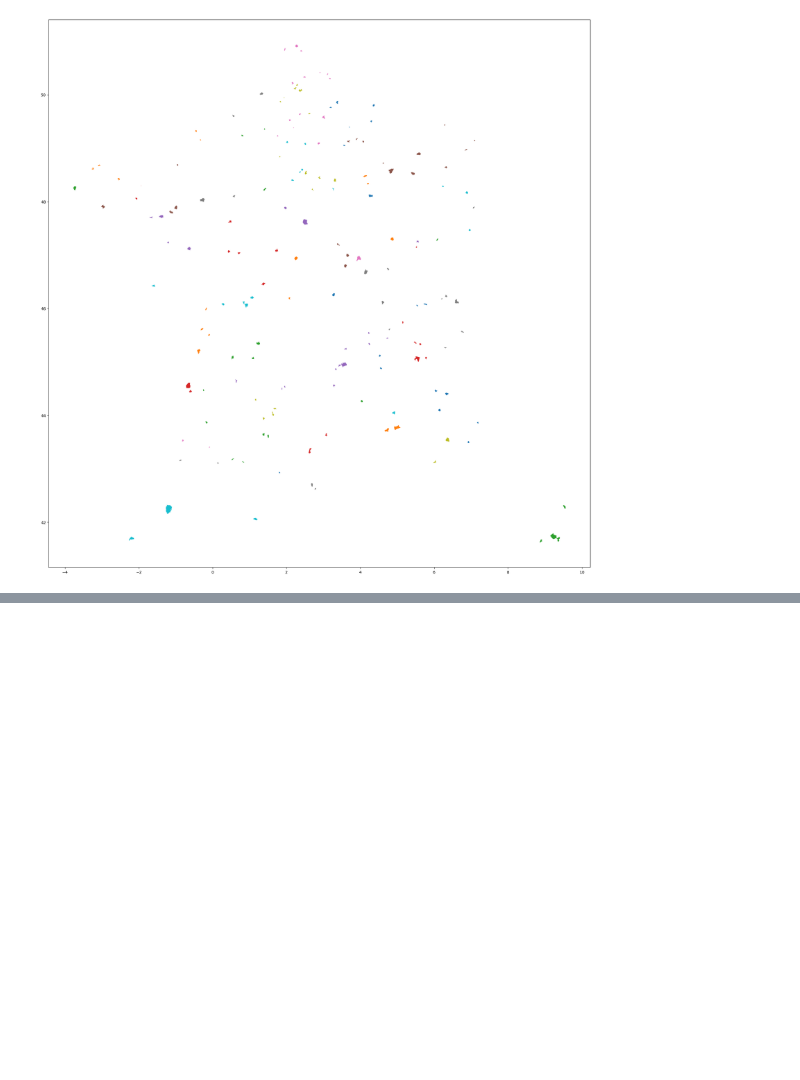
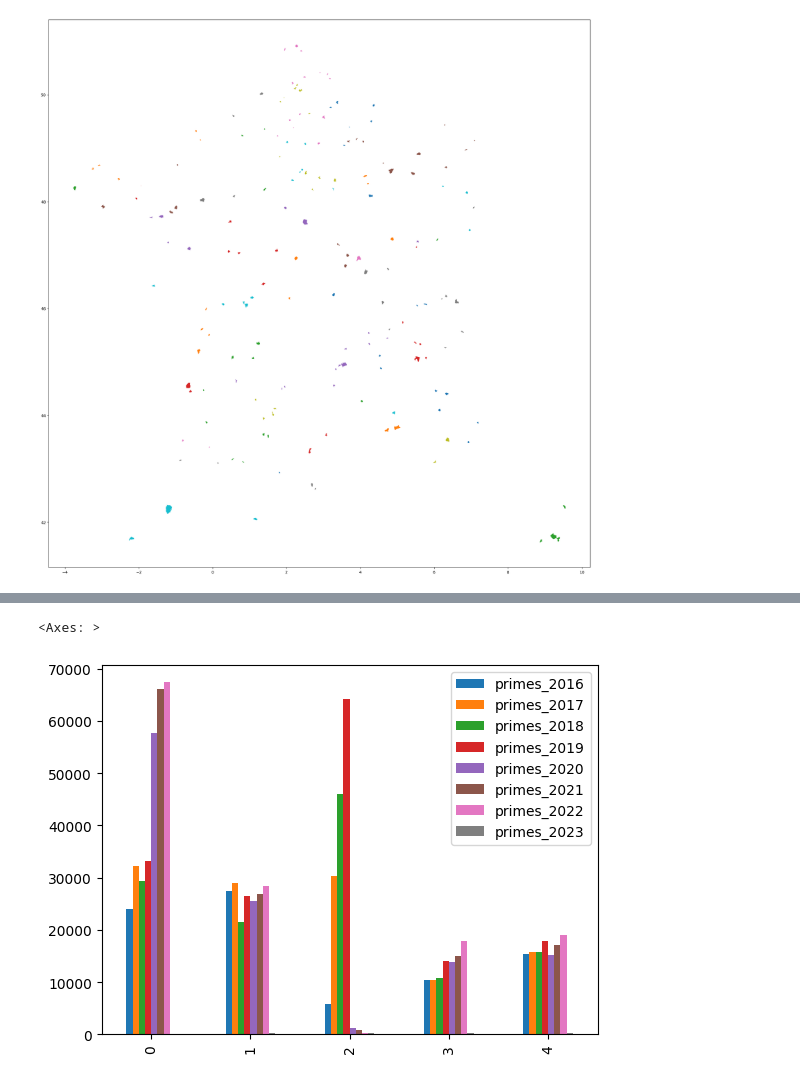
Before and after one commit to dataforgoodfr/14_PrixChangementClimatique, a Jupyter notebook: data/exploration/corr_jacques.ipynb, the cells around one changed output, grey strips where cells are left out. Cells and saved outputs as stored; diff of their text form; code cells hidden in the pictures; blank space fills up the shorter version.

```diff
--- a/data/exploration/corr_jacques.ipynb
+++ b/data/exploration/corr_jacques.ipynb
@@ -504,0 +460,6 @@ com.head()
+# %%
+# Import budget dataframe efficiently (file is huge)
+usecols=['com_code', 'montant', 'annee_join']
+depenses = pd.read_parquet('../csv_large/ofgl-base-communes-consolidee_2.parquet', columns=usecols+['ptot'], filters=[('agregat', '==', 'Dépenses de fonctionnement')]).rename(columns={'annee_join':'annee', 'com_code':'codgeo','montant':'depenses_fonct', 'ptot':'pop'})
+depenses.annee = pd.to_numeric(depenses.annee)
+depenses.head()
@@ -504,0 +488,4 @@ com.head()
+# %%
+df_drops['annee'] = df_drops.drop_year.astype(int)-1 # We ge the year before as the int
+df_drops = df_drops.merge(depenses, how='left', on=['codgeo', 'annee'])
+df_drops.head()
@@ -504,0 +499,6 @@ com.head()
+# %%
+primes_col = [c for c in df_drops.columns if c.startswith('primes_2')]
+df_drops.head(5).plot.bar(y=primes_col)
+# %% [output]
+<Axes: >
+[figure, added]
```
Also changed, not shown: parts of 16 cells of this notebook.
